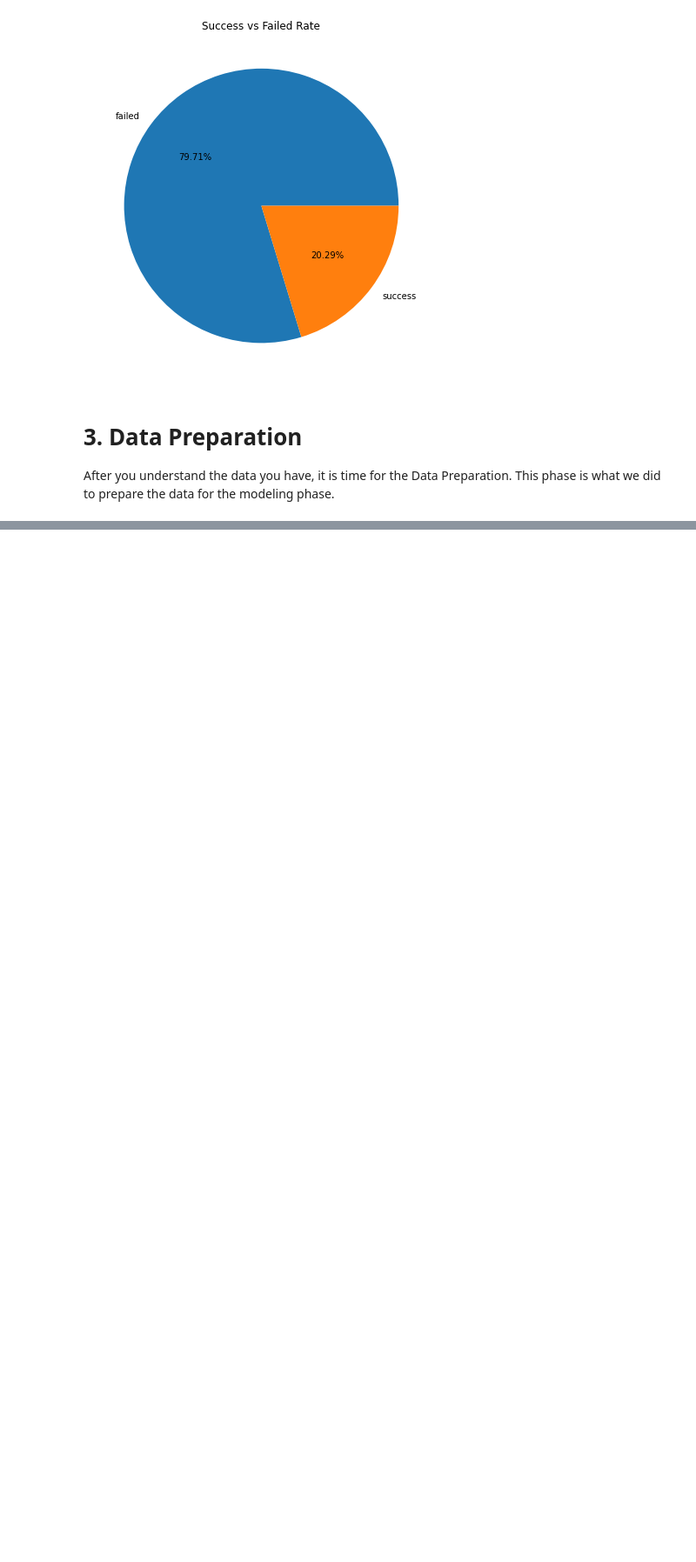
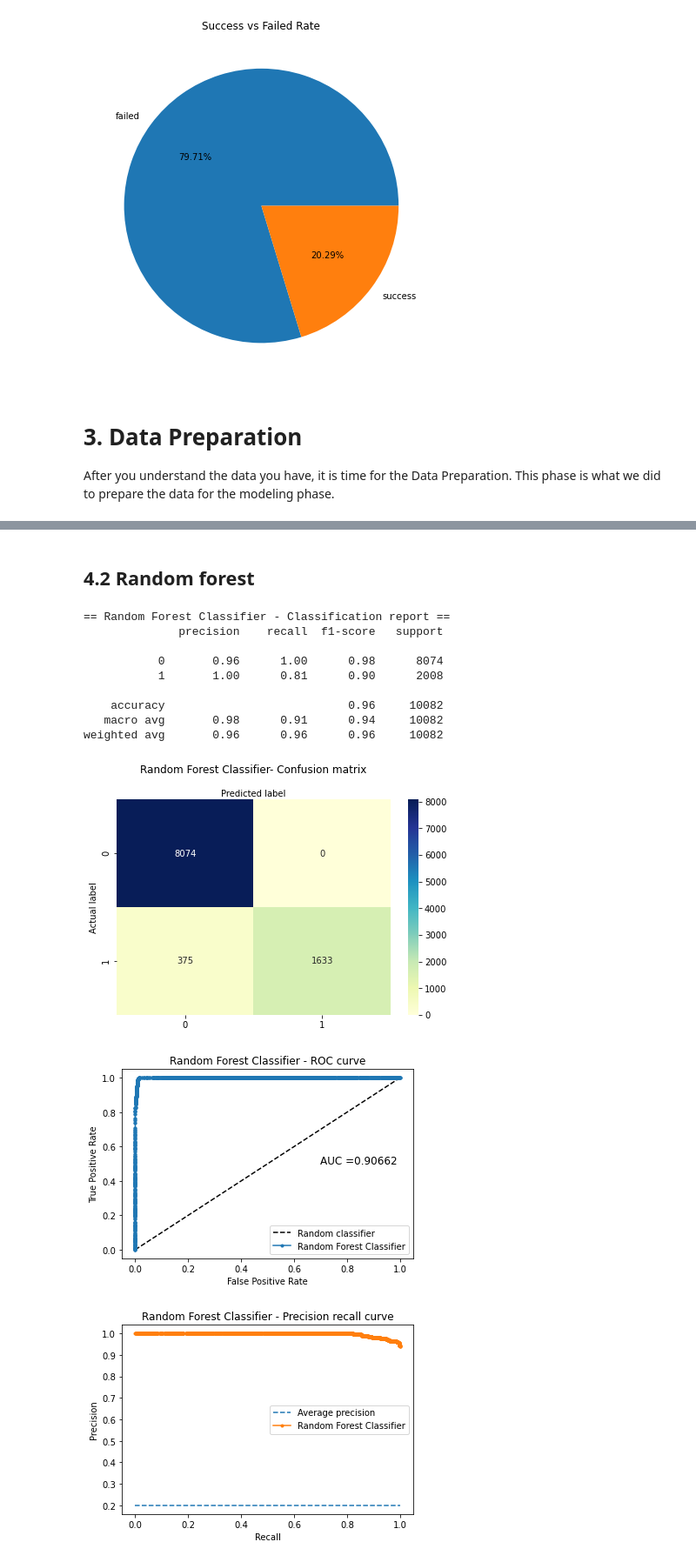
Before and after one commit to igorlevecarov/DataScience, a Jupyter notebook: Credit Card Routing for Online Purchase via Predictive Modelling/notebook.ipynb, the cells around one changed output, grey strips where cells are left out. Shown at 87% size. Cells and saved outputs as stored; diff of their text form; code cells hidden in the pictures; blank space fills up the shorter version.

```diff
--- a/Credit Card Routing for Online Purchase via Predictive Modelling/notebook.ipynb
+++ b/Credit Card Routing for Online Purchase via Predictive Modelling/notebook.ipynb
@@ -386,0 +466,14 @@ After you understand the data you have, it is time for the Data Preparation. Thi
+# %%
+# Import train_test_split
+from sklearn.model_selection import train_test_split
+
+transactions_data = transactions.drop(['id', 'tmsp','date'], axis=1)
+
+# Create train and test sets
+train, test = train_test_split(transactions_data, test_size=0.2, random_state=0)
+# %%
+# Train: X and y split
+X_train = train.drop('success', axis=1)
+y_train = train[['success']]
+display(X_train.head())
+display(y_train.head())
@@ -386,0 +668,24 @@ After you understand the data you have, it is time for the Data Preparation. Thi
+# %% [markdown]
+<h2>4.2 Random forest</h2>
+# %%
+# Instantiate a RandomForestClassifier
+rfc = RandomForestClassifier(n_estimators=50, max_depth=6, random_state=0)
+
+# Fit RandomForestClassifier to the train set
+rfc.fit(rescaledX_train,y_train)
+
+#Display model performance
+final_model.append(model_run('Random Forest Classifier', rfc, X=rescaledX_test, y=y_test))
+# %% [output]
+== Random Forest Classifier - Classification report ==
+              precision    recall  f1-score   support
+
+           0       0.96      1.00      0.98      8074
+           1       1.00      0.81      0.90      2008
+
+    accuracy                           0.96     10082
+   macro avg       0.98      0.91      0.94     10082
+weighted avg       0.96      0.96      0.96     10082
+[figure, added]
+[figure, added]
+[figure, added]
```
Also changed, not shown: parts of 27 cells of this notebook.
